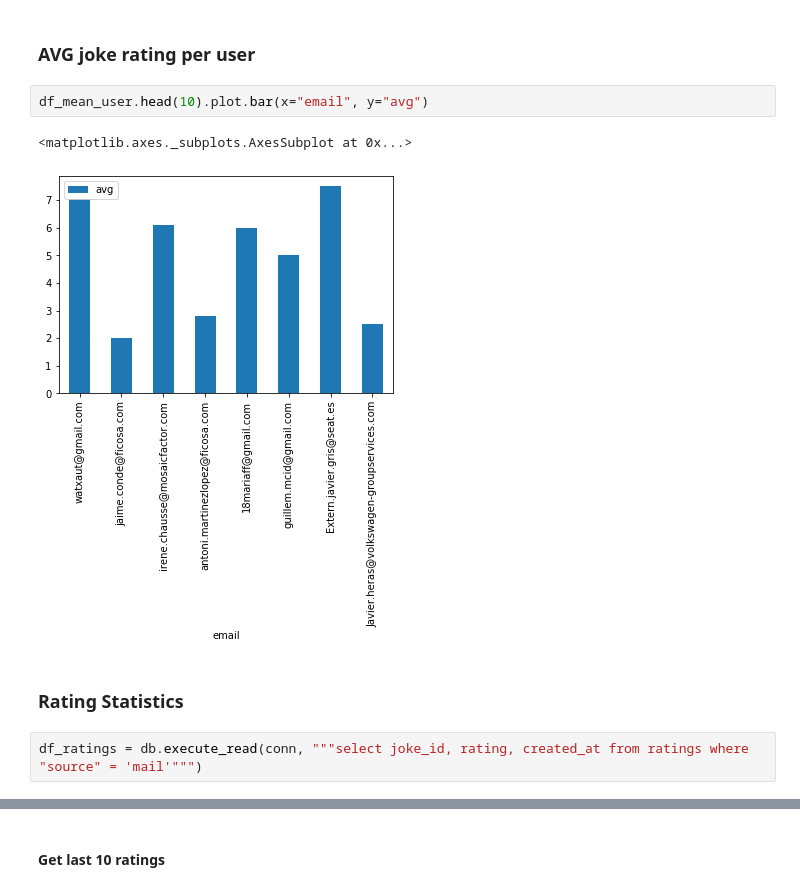
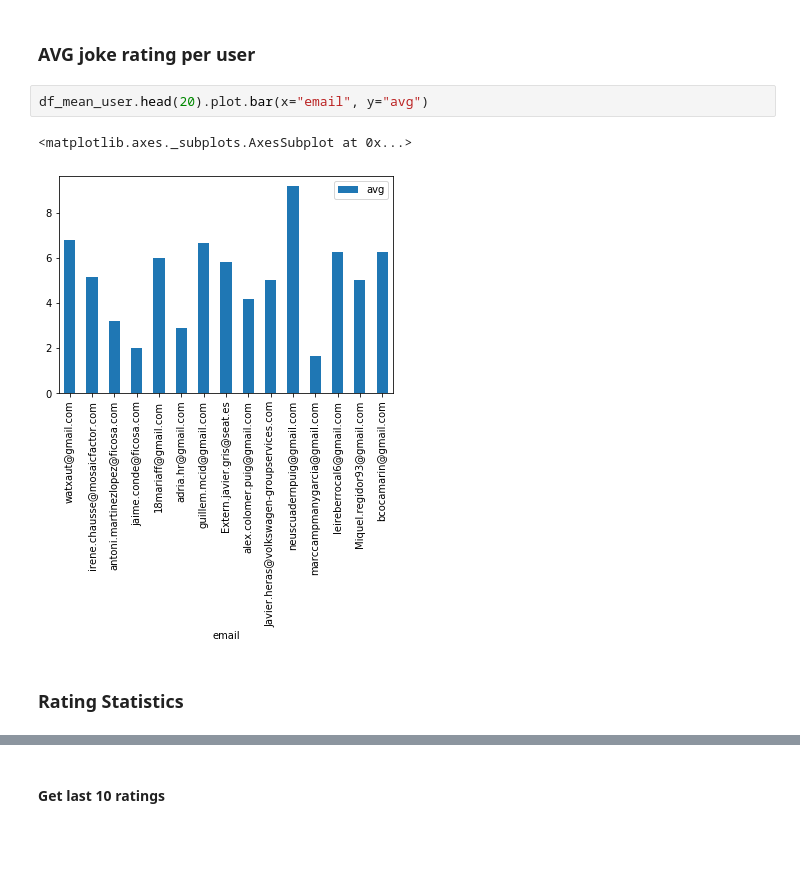
Before and after one commit to watxaut-alpha/joke-app, a Jupyter notebook: notebooks/analysis_mail_users.ipynb, the cells around one changed output, grey strips where cells are left out. Saved outputs shown, nothing was run; the diff lists cells and outputs as text; blank space fills up the shorter version.

```diff
--- a/notebooks/analysis_mail_users.ipynb
+++ b/notebooks/analysis_mail_users.ipynb
@@ -67,11 +81,9 @@ df_mean_user.head(10)
 # %% [markdown]
 ### AVG joke rating per user
 # %%
-df_mean_user.head(10).plot.bar(x="email", y="avg")
+df_mean_user.head(20).plot.bar(x="email", y="avg")
 # %% [output]
 <matplotlib.axes._subplots.AxesSubplot at 0x...>
-[figure, old version]
+[figure, new version]
 # %% [markdown]
 ### Rating Statistics
-# %%
-df_ratings = db.execute_read(conn, """select joke_id, rating, created_at from ratings where "source" = 'mail'""")
```
Also changed, not shown: parts of 7 cells of this notebook, 14 other files.
